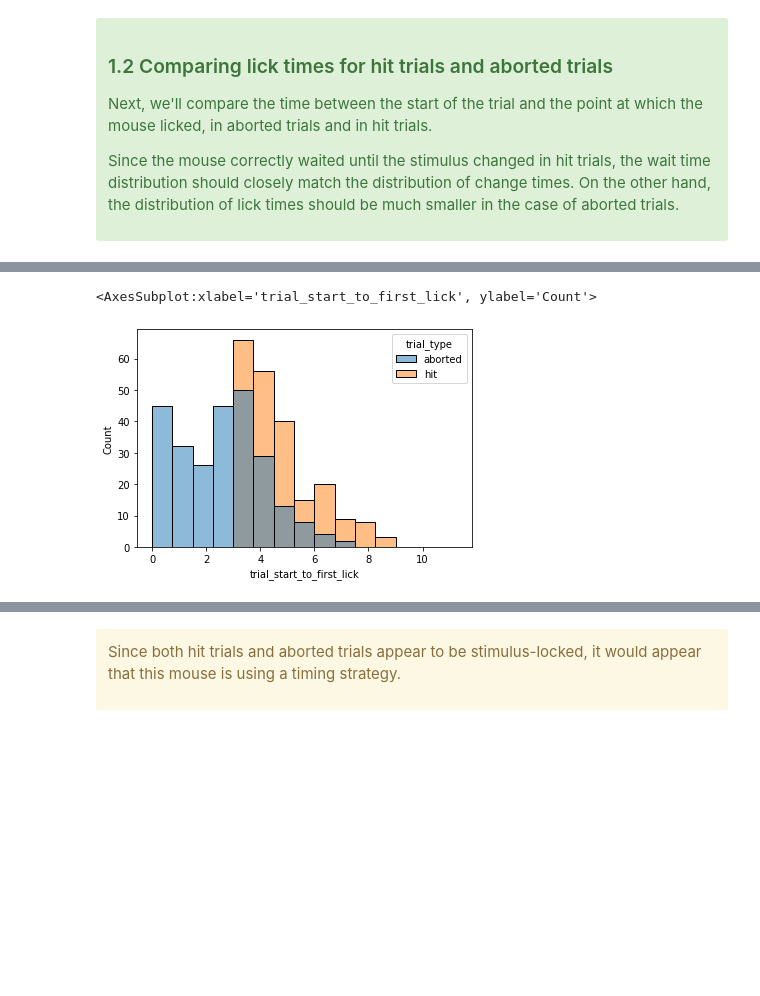
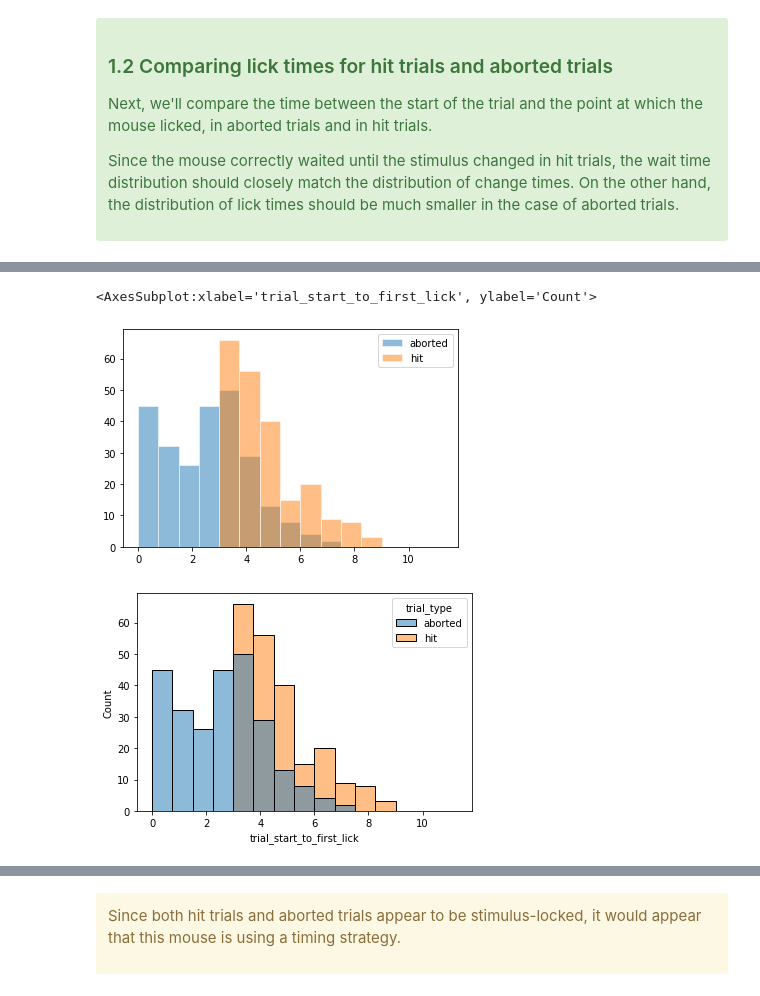
Before and after one commit to AllenInstitute/swdb_2022, a Jupyter notebook: Organizers/VBN_Exercise_solutions.ipynb, the cells around one changed output, grey strips where cells are left out. Cells and saved outputs as stored; diff of their text form; code cells hidden in the pictures; blank space fills up the shorter version.

Commit message:
Simplify the trials/licks exercise.

```diff
--- a/Organizers/VBN_Exercise_solutions.ipynb
+++ b/Organizers/VBN_Exercise_solutions.ipynb
@@ -35,8 +35,8 @@ from allensdk.brain_observatory.behavior.behavior_project_cache.\
 
 # this path should point to the location of the dataset on your platform
 #cache_dir = r"/Volumes/programs/mindscope/workgroups/np-behavior/vbn_data_release/vbn_s3_cache"
-cache_dir = '/home/praveen/data/vb_np_cache/'
-# cache_dir = '\\allen\programs\mindscope\workgroups\np-behavior\vbn_data_release\vbn_s3_cache'
+# cache_dir = '/home/praveen/data/vb_np_cache/'
+cache_dir = '\\allen\programs\mindscope\workgroups\np-behavior\vbn_data_release\vbn_s3_cache'
 
 cache = VisualBehaviorNeuropixelsProjectCache.from_s3_cache(cache_dir=cache_dir)
 # %% [markdown]
@@ -196,13 +216,10 @@ trials_with_first_licks.head()
 # %%
-# Sub-select only the hit trials and the aborted trials.
-hit_aborted_trials = trials_with_first_licks.query('hit == True or aborted == True').copy()
-# We call .copy() after querying to prevent the SettingWithCopy warning.
+# Create a new column containing the time difference between the start of the trial and the first lick
+trials['trial_start_to_first_lick'] = trials['first_lick_time'] - trials['start_time']
 
-# Then, make a new column indicating the trial type ('hit', or 'aborted').
-# This step will be useful for plotting with seaborn
-hit_aborted_trials['trial_type'] = 'hit'
-hit_aborted_trials.loc[hit_aborted_trials['aborted'] == True, 'trial_type'] = 'aborted'
+# Sub-select only the hit trials and the aborted trials. Create a copy of the returned data frame.
+hit_aborted_trials = trials[trials['hit'] | trials['aborted']]
+# We call .copy() after selecting to prevent the SettingWithCopy warning.
 
-# Check if it worked by looking at a few random indices
-hit_aborted_trials[['hit', 'aborted', 'trial_type']].loc[50:60]
+hit_aborted_trials
 # %% [output]
@@ -218,6 +240,19 @@ hit_aborted_trials[['hit', 'aborted', 'trial_type']].loc[50:60]
 # %%
 # Plot a histogram of the time from the start of the trial to the first lick, colored by trial type
+# Use bins in steps of 0.75 seconds so that each histogram column represents licks within a stimulus presentation.
+
+# Using matplotlib (hint: set the alpha parameter to produce a translucent histogram)
+plt.figure()
+plt.hist(hit_aborted_trials.loc[hit_aborted_trials['aborted'], 'trial_start_to_first_lick'],
+         bins=np.arange(0, 12, 0.75), alpha=0.5, edgecolor='w', label='aborted')
+plt.hist(hit_aborted_trials.loc[hit_aborted_trials['hit'], 'trial_start_to_first_lick'],
+         bins=np.arange(0, 12, 0.75), alpha=0.5, edgecolor='w', label='hit')
+plt.legend()
+
+# Using seaborn
+plt.figure()
 sns.histplot(hit_aborted_trials, x='trial_start_to_first_lick', hue='trial_type', bins=np.arange(0, 12, 0.75))
 # %% [output]
 <AxesSubplot:xlabel='trial_start_to_first_lick', ylabel='Count'>
-[figure, old version]
+[figure, new version]
+[figure, added]
```
Also changed, not shown: parts of 18 cells of this notebook.
